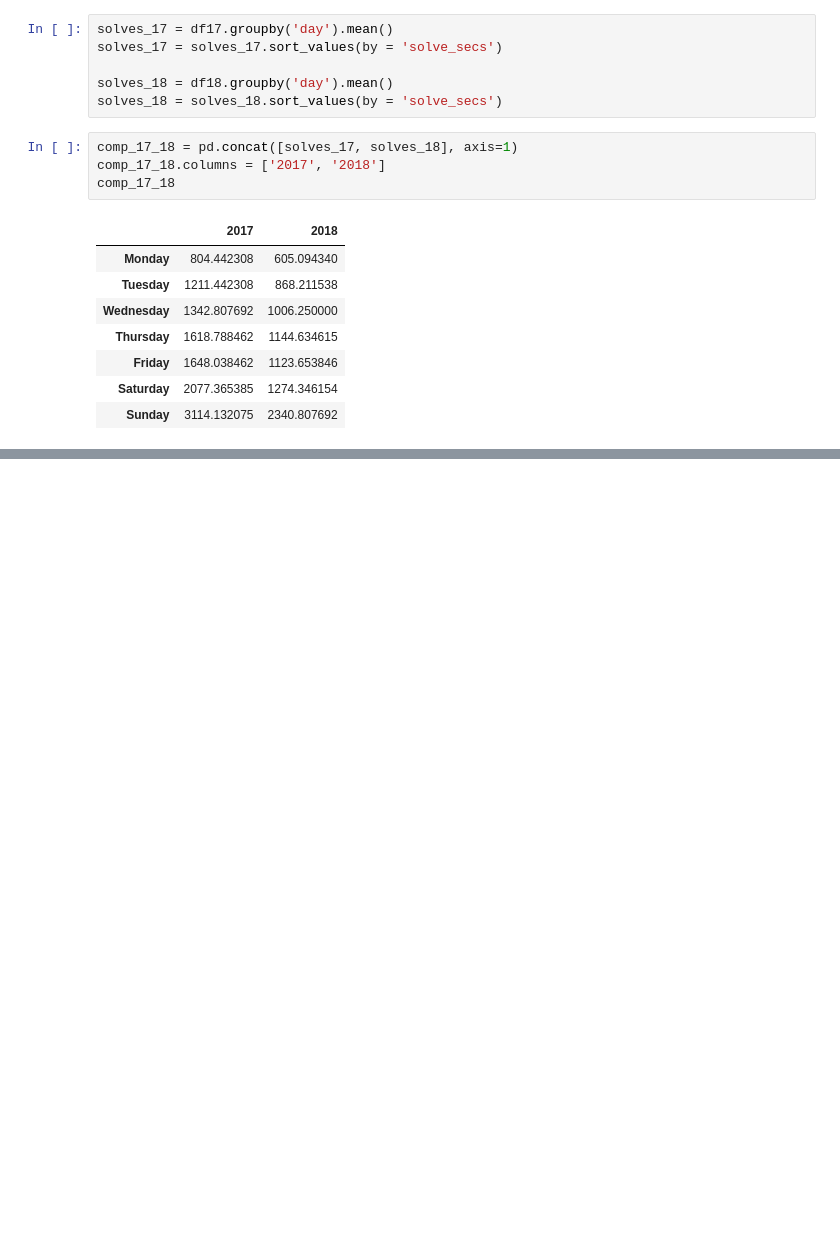
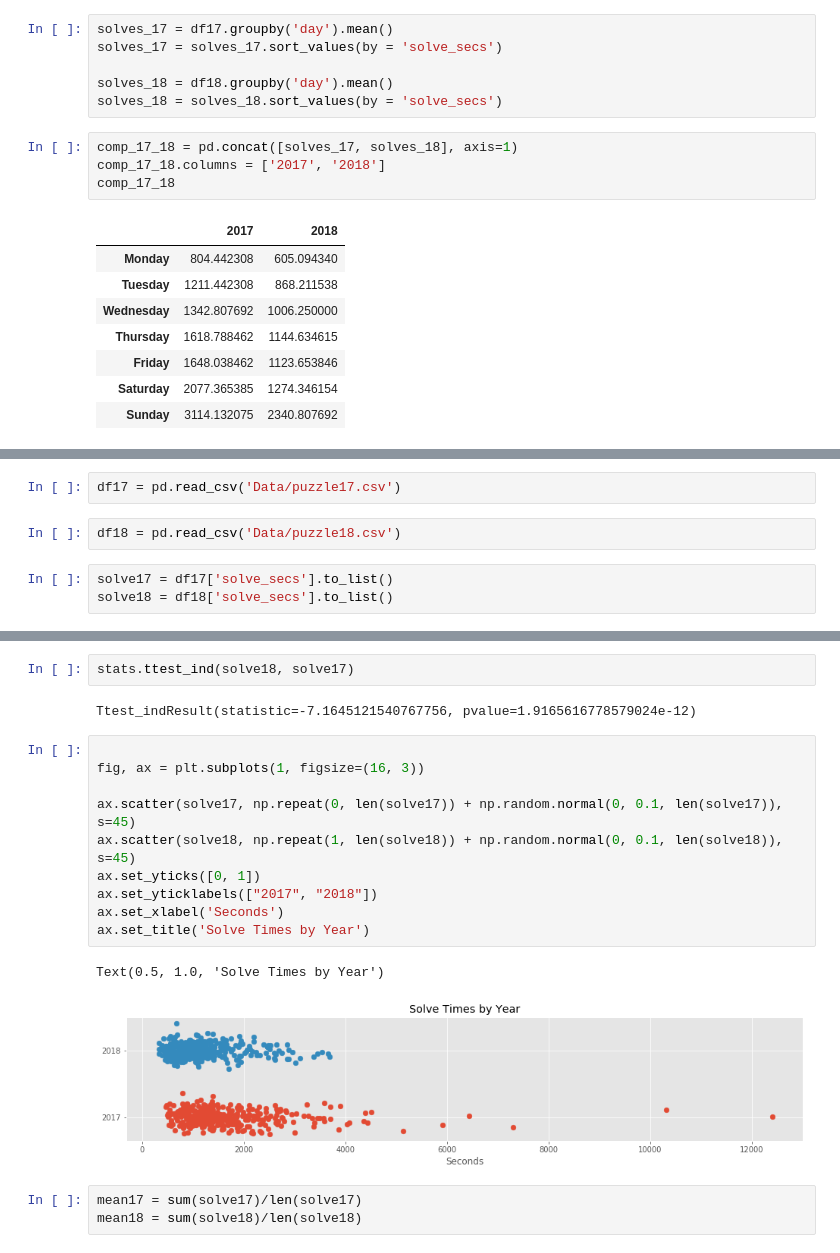
Before and after one commit to kejohnson1231/Crosswords, a Jupyter notebook: capstone_one_clean.ipynb, the cells around one changed output, grey strips where cells are left out. Cells and saved outputs as stored; diff of their text form; blank space fills up the shorter version.

```diff
--- a/capstone_one_clean.ipynb
+++ b/capstone_one_clean.ipynb
@@ -295,0 +302,7 @@ plt.show()
+# %%
+df17 = pd.read_csv('Data/puzzle17.csv')
+# %%
+df18 = pd.read_csv('Data/puzzle18.csv')
+# %%
+solve17 = df17['solve_secs'].to_list()
+solve18 = df18['solve_secs'].to_list()
@@ -295,0 +341,20 @@ plt.show()
+# %%
+stats.ttest_ind(solve18, solve17)
+# %% [output]
+Ttest_indResult(statistic=-7.1645121540767756, pvalue=1.9165616778579024e-12)
+# %%
+
+fig, ax = plt.subplots(1, figsize=(16, 3))
+
+ax.scatter(solve17, np.repeat(0, len(solve17)) + np.random.normal(0, 0.1, len(solve17)), s=45)
+ax.scatter(solve18, np.repeat(1, len(solve18)) + np.random.normal(0, 0.1, len(solve18)), s=45)
+ax.set_yticks([0, 1])
+ax.set_yticklabels(["2017", "2018"])
+ax.set_xlabel('Seconds')
+ax.set_title('Solve Times by Year')
+# %% [output]
+Text(0.5, 1.0, 'Solve Times by Year')
+[figure, added]
+# %%
+mean17 = sum(solve17)/len(solve17)
+mean18 = sum(solve18)/len(solve18)
```
Also changed, not shown: parts of 29 cells of this notebook, 5 other files.
